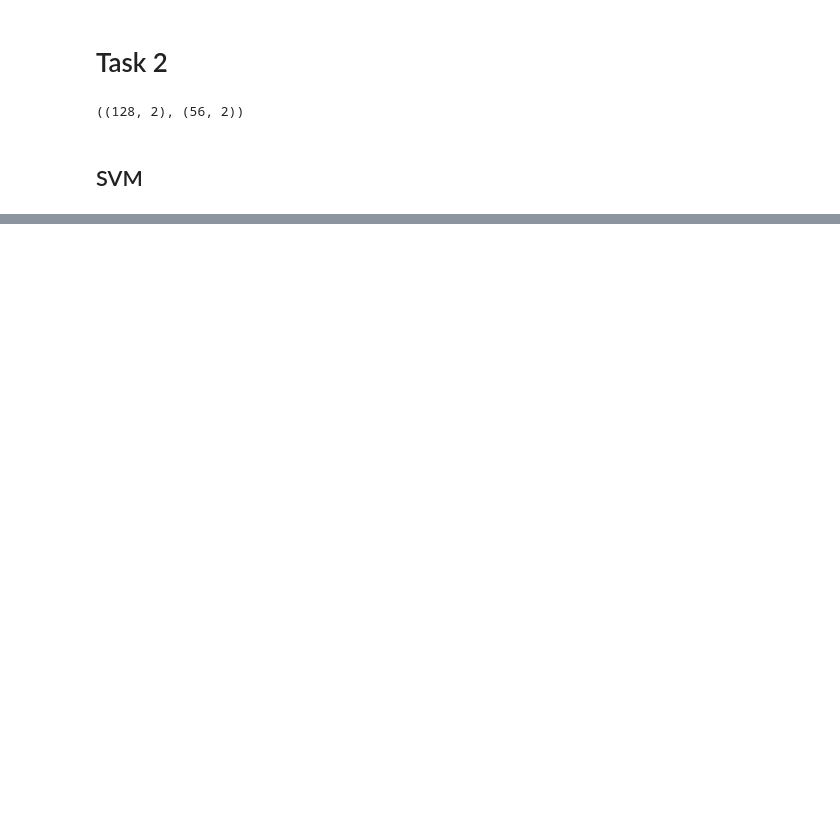
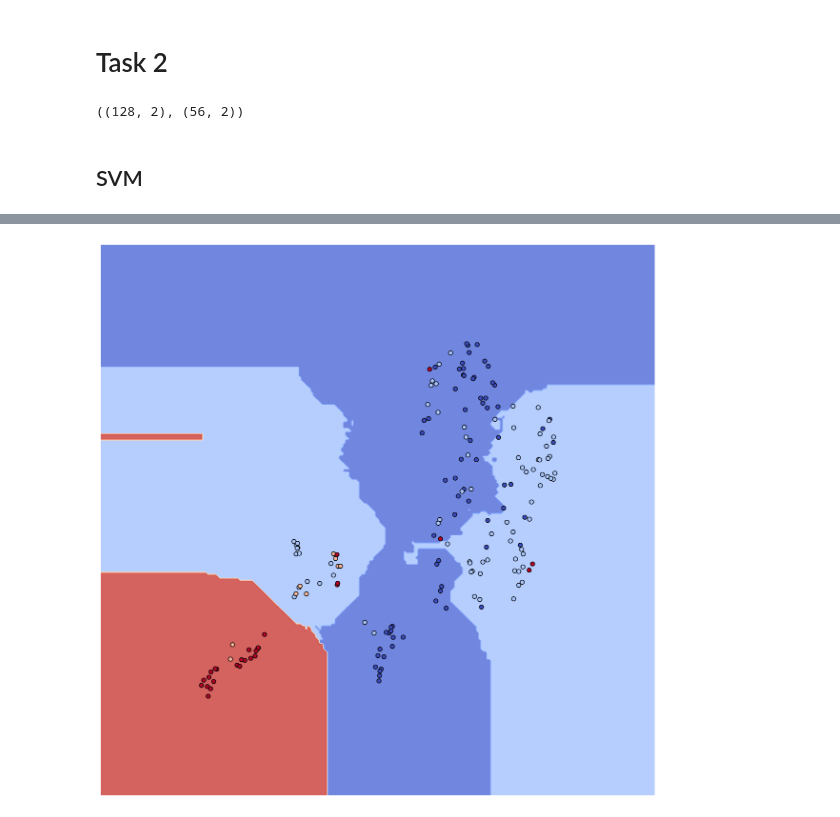
Before and after one commit to Metaraddin/m1_isit, a Jupyter notebook: PR_9-10/main.ipynb, the cells around one changed output, grey strips where cells are left out. Cells and saved outputs as stored; diff of their text form; code cells hidden in the pictures; blank space fills up the shorter version.

```diff
--- a/PR_9-10/main.ipynb
+++ b/PR_9-10/main.ipynb
@@ -467,0 +518,4 @@ plot_results(features, targets, func(result.variable), figsize=(13, 13), in3d=Tr
+# %%
+plot_results(features, targets, func(result.variable), figsize=(15, 10))
+# %% [output]
+[figure, added]
```
Also changed, not shown: parts of 24 cells of this notebook.
